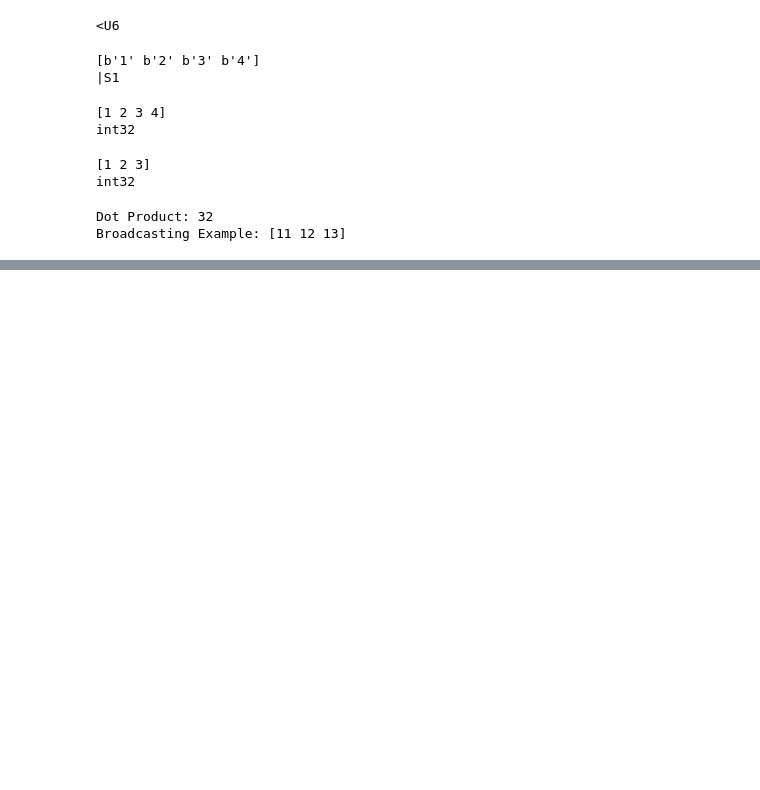
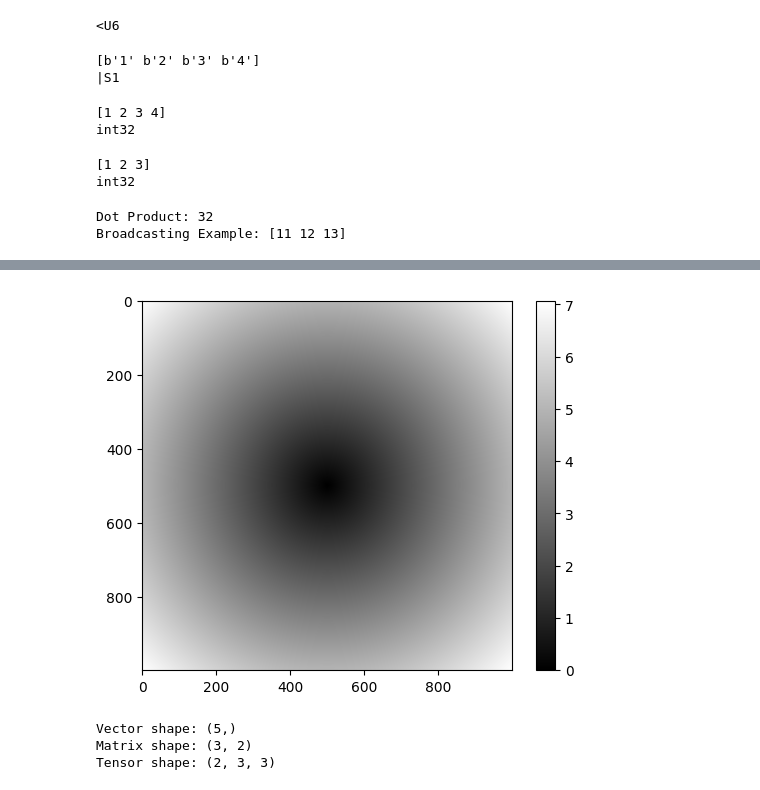
Before and after one commit to shravsravan/the_100_day, a Jupyter notebook: NumpyBasics.ipynb, the cells around one changed output, grey strips where cells are left out. Saved outputs shown, nothing was run; the diff lists cells and outputs as text; code cells hidden in the pictures; blank space fills up the shorter version.

```diff
--- a/NumpyBasics.ipynb
+++ b/NumpyBasics.ipynb
@@ -139,0 +262,31 @@ Broadcasting Example: [11 12 13]
+# %%
+# Create an array
+points = np.arange(-5, 5, 0.01)
+
+# Make a meshgrid
+xs, ys = np.meshgrid(points, points)
+z = np.sqrt(xs ** 2 + ys ** 2)
+
+# Display the image on the axes
+plt.imshow(z, cmap=plt.cm.gray)
+
+# Draw a color bar
+plt.colorbar()
+
+# Show the plot
+plt.show()
+# %% [output]
+[figure, added]
+# %%
+vector = np.arange(5)
+print("Vector shape:", vector.shape)
+
+matrix = np.ones([3, 2])
+print("Matrix shape:", matrix.shape)
+
+tensor = np.zeros([2, 3, 3])
+print("Tensor shape:", tensor.shape)
+# %% [output]
+Vector shape: (5,)
+Matrix shape: (3, 2)
+Tensor shape: (2, 3, 3)
```
Also changed, not shown: parts of 8 cells of this notebook, 2 other files.
